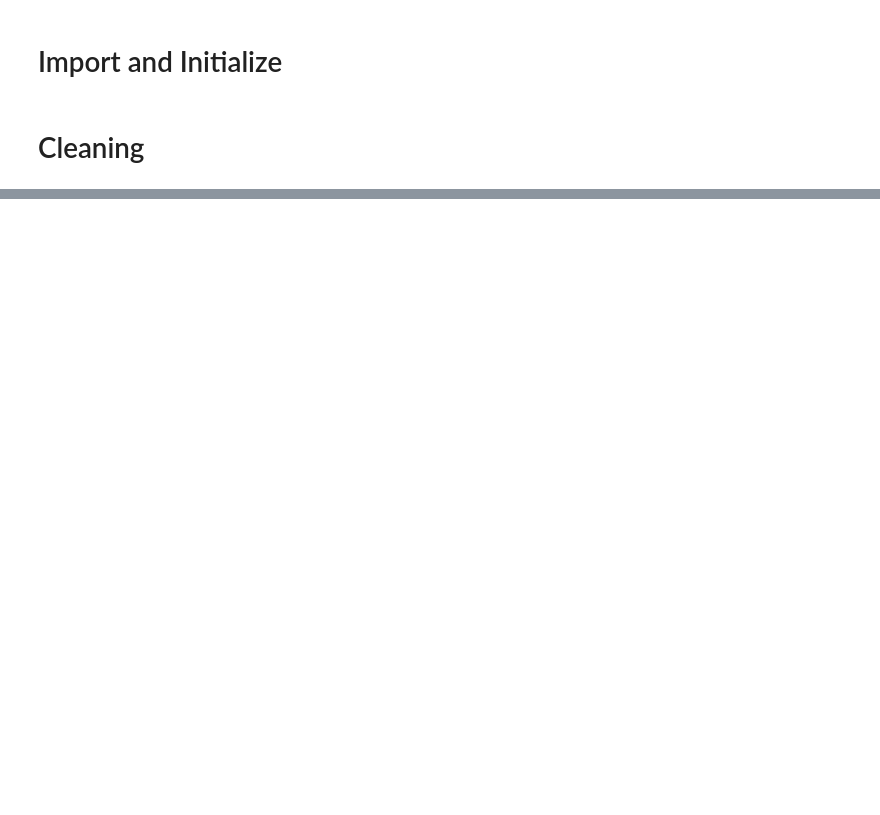
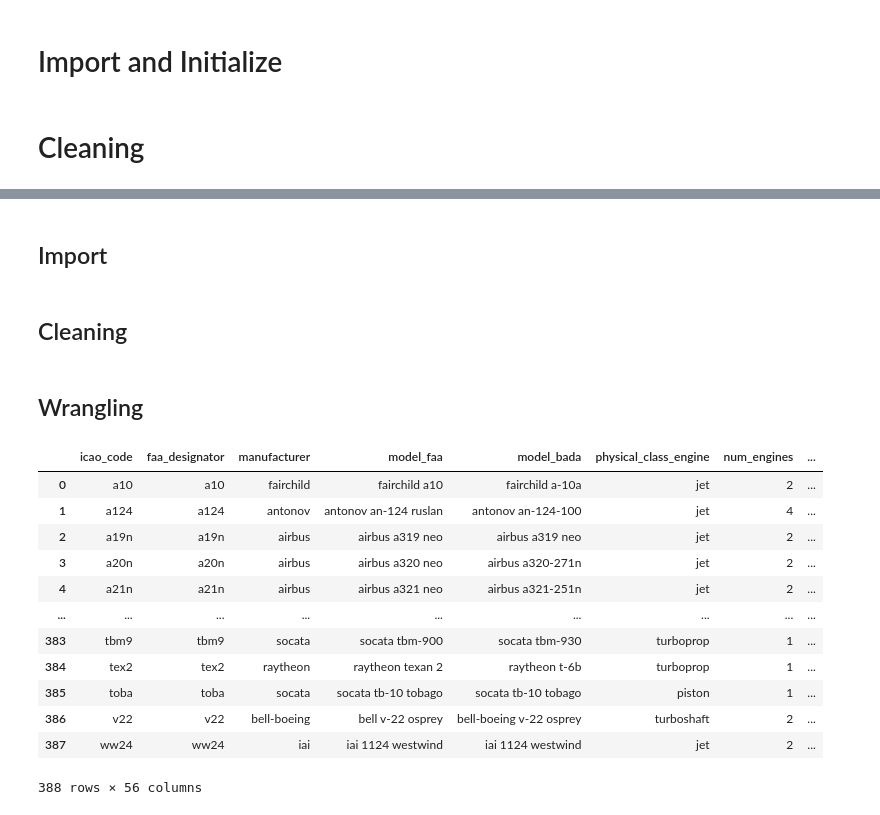
Before and after one commit to Haydnj94/flight-crashes, a Jupyter notebook: Weather Conditions.ipynb, the cells around one changed output, grey strips where cells are left out. Drawn from its saved outputs; the diff is of its cells as text; code cells hidden in the pictures; blank space fills up the shorter version.

```diff
--- a/Weather Conditions.ipynb
+++ b/Weather Conditions.ipynb
@@ -99,28 +81,0 @@ df_cleaned
-# %%
-import pandas as pd
-pd.set_option('display.max_colwidth', None)
-from bs4 import BeautifulSoup
-import requests
-import pandas as pd
-
-
-
-
-url = 'https://skytraxratings.com/a-z-of-airline-ratings'
-
-response = requests.get(url)
-soup = BeautifulSoup(response.content)
-
-airlines = []
-for airline in soup.find_all('td', class_ = 'column-2'):
-    airlines.append(airline.get_text())
-
-ratings = []
-for rating in soup.find_all('td', class_ = 'column-1'):
-    ratings.append(rating.get_text())
-
-
-df_airlines = pd.DataFrame({
-    "airlines": airlines,
-    "ratings": ratings
-})
@@ -133,0 +84,31 @@ df_takeoff_landing = df_takeoff_landing[~df_takeoff_landing['flight_phase'].isin
+# %% [markdown]
+## Import
+# %% [markdown]
+## Cleaning
+# %%
+df_aircrafts = pd.read_excel('/Users/haydnjones/Documents/GitHub/flight-crashes/aircraft_data.xlsx')
+df_aircrafts = pd.DataFrame(df_aircrafts)
+
+df_aircrafts = df_aircrafts.applymap(lambda x: x.lower() if isinstance(x, str) else x)
+df_aircrafts.columns = pd.Series(df_aircrafts.columns).apply(lambda col: col.lower())
+df_aircrafts.dropna(how='all', inplace= True)
+# %%
+df_aircrafts = df_aircrafts.drop_duplicates(subset='model_faa')
+# %% [markdown]
+## Wrangling
+# %%
+df_aircrafts
+# %% [output]
+|  | icao_code | faa_designator | manufacturer | model_faa | model_bada | physical_class_engine | num_engines | ... |
+| 0 | a10 | a10 | fairchild | fairchild a10 | fairchild a-10a | jet | 2 | ... |
+| 1 | a124 | a124 | antonov | antonov an-124 ruslan | antonov an-124-100 | jet | 4 | ... |
+| 2 | a19n | a19n | airbus | airbus a319 neo | airbus a319 neo | jet | 2 | ... |
+| 3 | a20n | a20n | airbus | airbus a320 neo | airbus a320-271n | jet | 2 | ... |
+| 4 | a21n | a21n | airbus | airbus a321 neo | airbus a321-251n | jet | 2 | ... |
+| ... | ... | ... | ... | ... | ... | ... | ... | ... |
+| 383 | tbm9 | tbm9 | socata | socata tbm-900 | socata tbm-930 | turboprop | 1 | ... |
+| 384 | tex2 | tex2 | raytheon | raytheon texan 2 | raytheon t-6b | turboprop | 1 | ... |
+| 385 | toba | toba | socata | socata tb-10 tobago | socata tb-10 tobago | piston | 1 | ... |
+| 386 | v22 | v22 | bell-boeing | bell v-22 osprey | bell-boeing v-22 osprey | turboshaft | 2 | ... |
+| 387 | ww24 | ww24 | iai | iai 1124 westwind | iai 1124 westwind | jet | 2 | ... |
+388 rows × 56 columns
```
Also changed, not shown: parts of 21 cells of this notebook, 1 other file.
